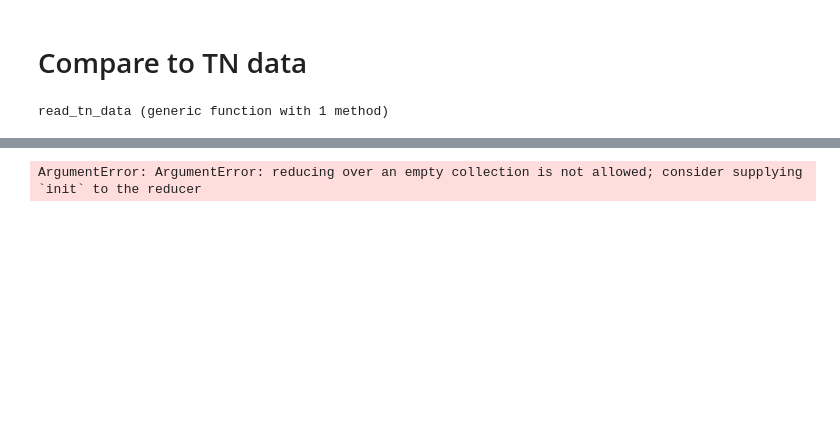
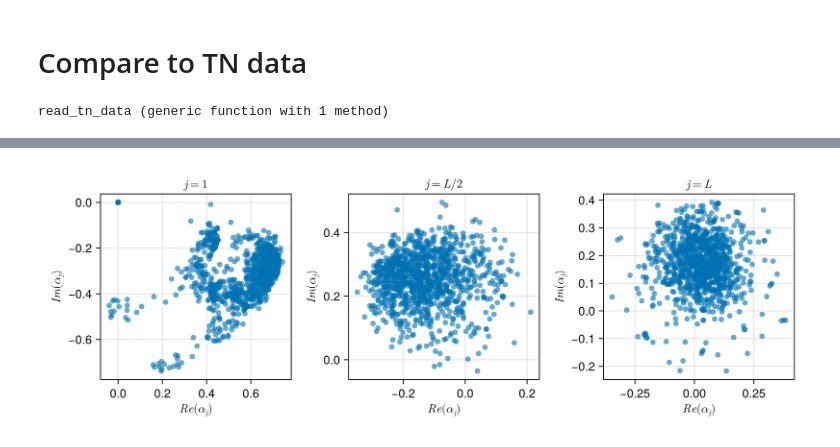
Before and after one commit to Ssalazar12/open_system_tn, a Jupyter notebook: notebooks/benchmarking.ipynb, the cells around one changed output, grey strips where cells are left out. Saved outputs shown, nothing was run; the diff lists cells and outputs as text; code cells hidden in the pictures; blank space fills up the shorter version.

```diff
--- a/notebooks/benchmarking.ipynb
+++ b/notebooks/benchmarking.ipynb
@@ -187,17 +190,17 @@ Suggestion: check for spelling errors or missing imports.
 # %%
-f = Figure(size = (900, 350))
+f = Figure(size = (900, 310))
 ax1 = Axis(f[1, 1], ylabel=L"Im(\alpha_j)", xlabel=L"Re(\alpha_j)", title=L"j=1")
 ax2 = Axis(f[1, 2], ylabel=L"Im(\alpha_j)", xlabel=L"Re(\alpha_j)",  title=L"j=L/2")
 ax3 = Axis(f[1, 3], ylabel=L"Im(\alpha_j)", xlabel=L"Re(\alpha_j)",  title=L"j=L")
 
 
-scatter!(ax1, real(a_first), imag(a_first), alpha=0.7)
-scatter!(ax2, real(a_middle), imag(a_middle))
-scatter!(ax3, real(a_last), imag(a_last))
+scatter!(ax1, real(a_first), imag(a_first), alpha=0.6)
+scatter!(ax2, real(a_middle), imag(a_middle), alpha=0.6)
+scatter!(ax3, real(a_last), imag(a_last), alpha=0.6)
 
 f
 # %% [output]
-ArgumentError: ArgumentError: reducing over an empty collection is not allowed; consider supplying `init` to the reducer
+[figure, added]
 # %%
 f = Figure(size = (500, 400))
 ax1 = Axis(f[1, 1], xlabel="Lattice sites", ylabel="Spatial Correlation")
```
Also changed, not shown: parts of 9 cells of this notebook, 13 other files.
